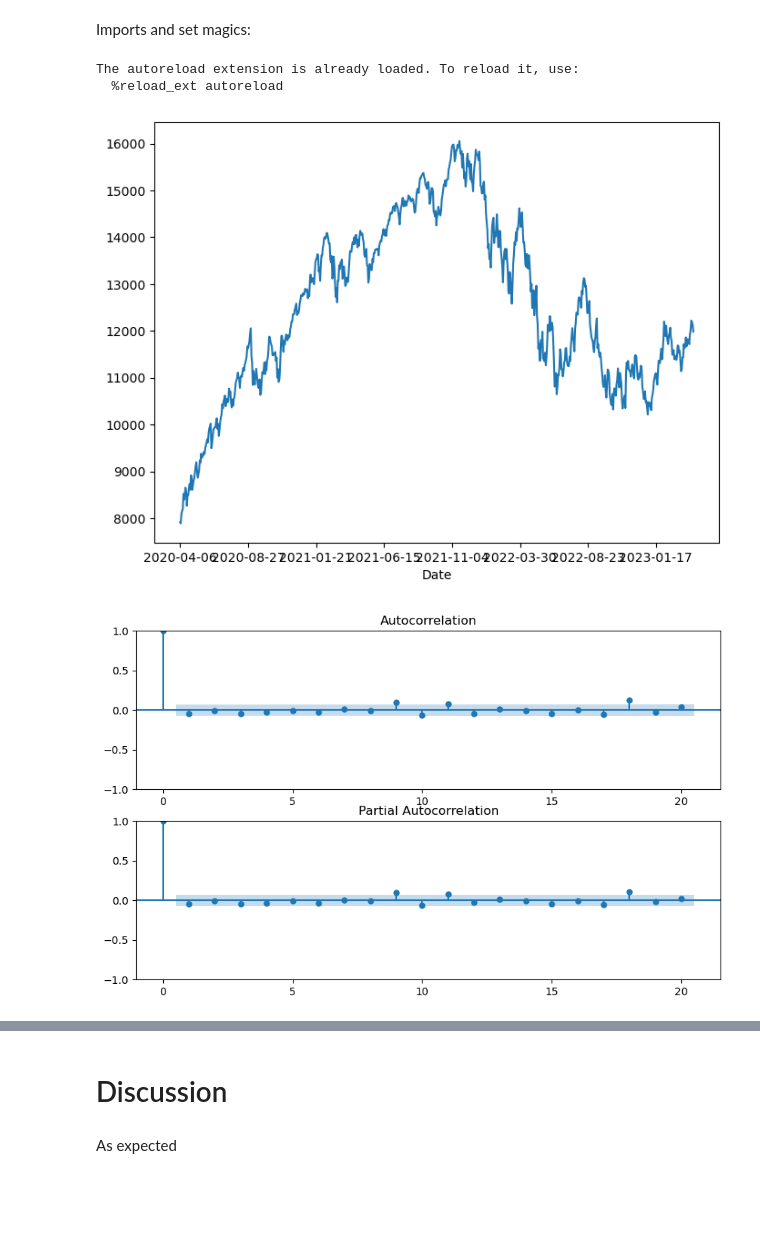
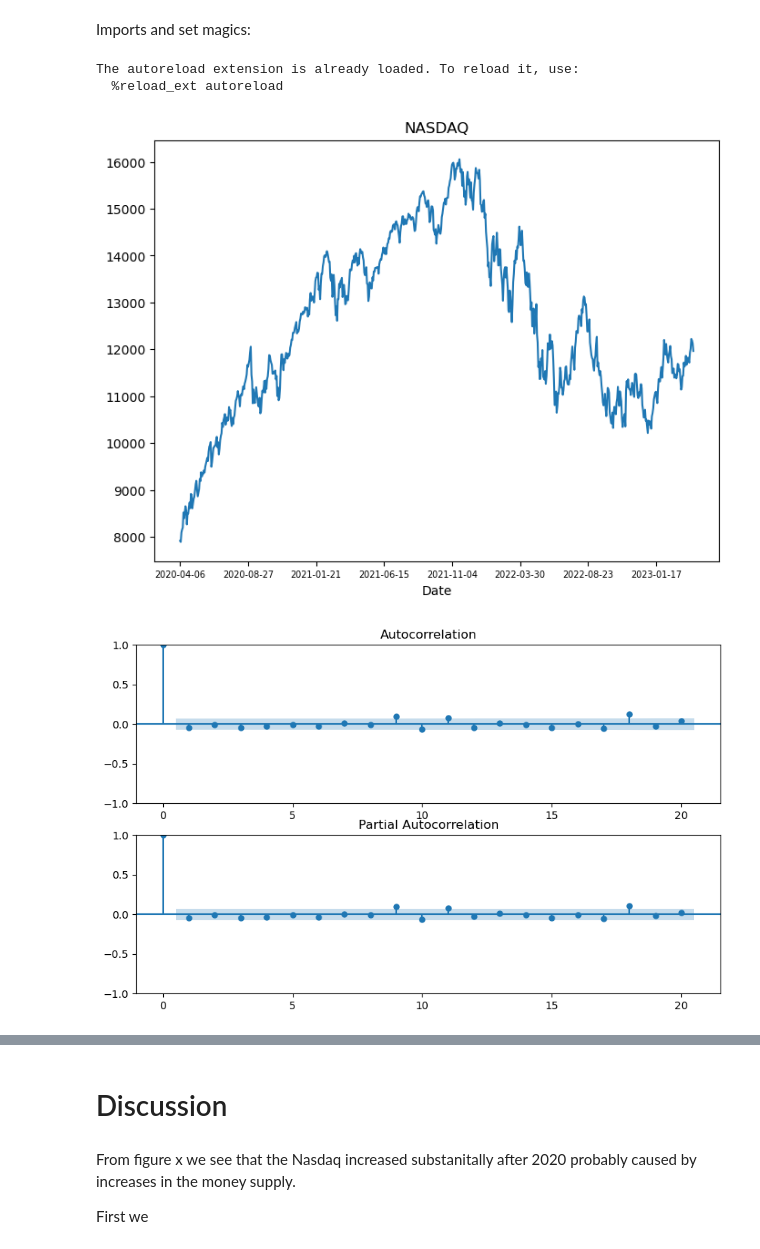
Before and after one commit to krabbe98/projects-2023-best-team, a Jupyter notebook: dataproject/dataproject.ipynb, the cells around one changed output, grey strips where cells are left out. Cells and saved outputs as stored; diff of their text form; code cells hidden in the pictures; blank space fills up the shorter version.

```diff
--- a/dataproject/dataproject.ipynb
+++ b/dataproject/dataproject.ipynb
@@ -50,34 +50,36 @@ ticker = yf.Ticker('^IXIC')
 
 # Download historical price data
 nasdata = ticker.history(period='3y')[['Close']]
 
 # Format the date column as yyyy-mm-dd
 nasdata.index = nasdata.index.strftime('%Y-%m-%d')
 
 # Take log differences of the Close variable
 nasdata['Close_logdiff'] = np.log(nasdata['Close']).diff()
 
 # Plot the original Close variable
 nasdata['Close'].plot(figsize=(8, 6))
+plt.title('NASDAQ')
+plt.xticks(fontsize=7) # set the font size of the x-axis labels
 plt.show()
 
 # Plot the ACF and PACF of the log differences to determine the AR and MA parameters
 fig, ax = plt.subplots(nrows=2, ncols=1, figsize=(10,6))
 plot_acf(nasdata['Close_logdiff'].dropna(), lags=20, ax=ax[0])
 plot_pacf(nasdata['Close_logdiff'].dropna(), lags=20, ax=ax[1])
 plt.show()
 
 #We see from the acf and pacf that the first lags are significant for both the ar and ma terms.
 # Fit an ARIMA model to the log differences with the selected AR and MA parameters
 model = ARIMA(nasdata['Close_logdiff'].dropna(), order=(1,0,1))
 result = model.fit()
 
 # Print the summary of the model results
 print(result.summary())
 # %% [output]
 The autoreload extension is already loaded. To reload it, use:
   %reload_ext autoreload
-[figure, old version]
+[figure, new version]
 [figure]
                                SARIMAX Results
 ==============================================================================
@@ -98,5 +100,8 @@ Warnings:
 [1] Covariance matrix calculated using the outer product of gradients (complex-step).
 # %% [markdown]
  # Discussion
-# %% [markdown]
-As expected
+# %% [markdown]
+From figure x we see that the Nasdaq increased substanitally after 2020 probably caused by increases in the money supply.
+
+
+First we
```
Also changed, not shown: parts of 1 cell of this notebook.
